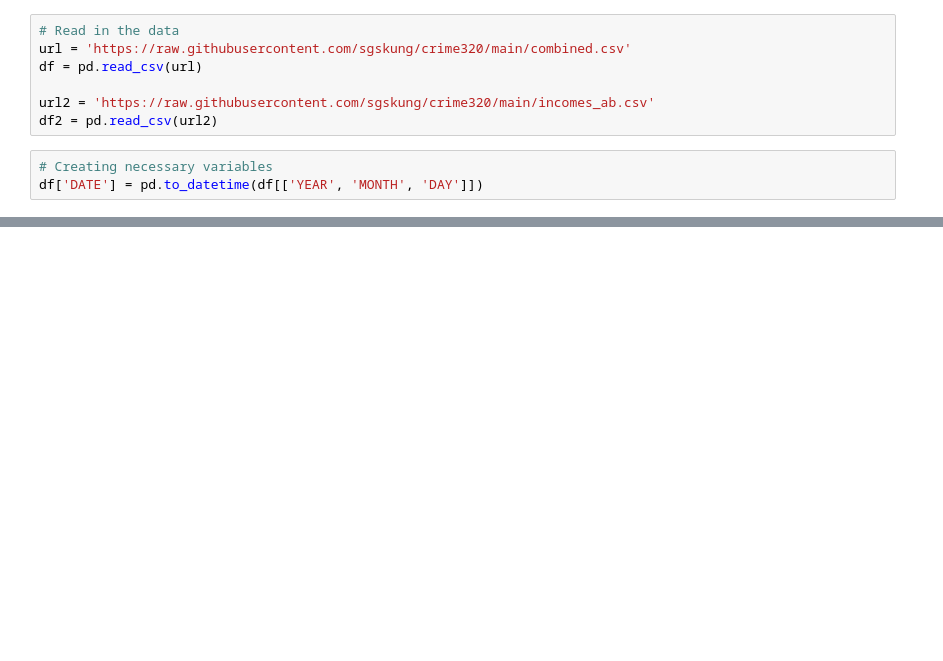
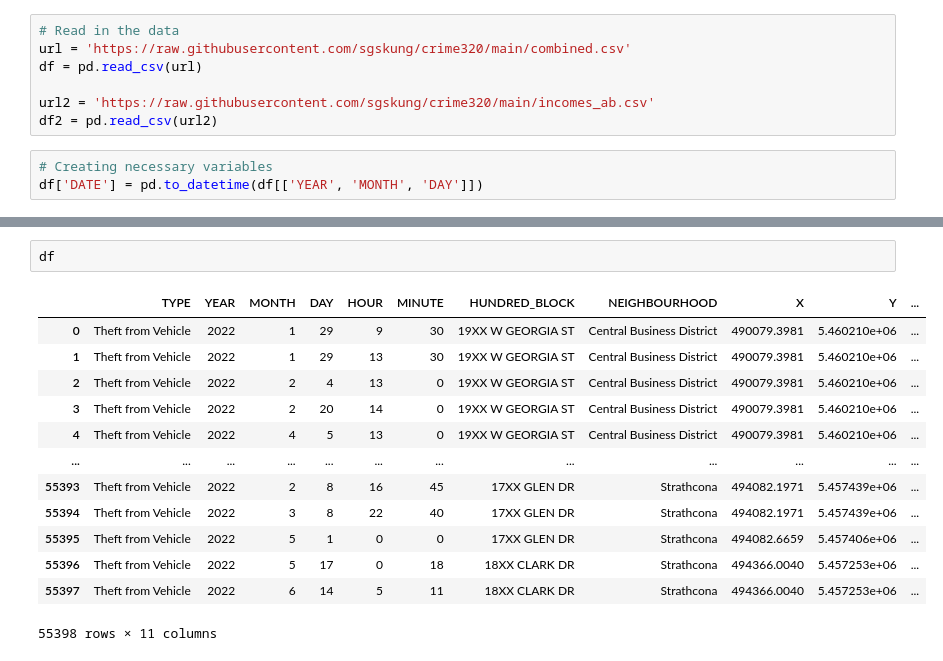
Before and after one commit to sgskung/crime320, a Jupyter notebook: views.ipynb, the cells around one changed output, grey strips where cells are left out. Saved outputs shown, nothing was run; the diff lists cells and outputs as text; blank space fills up the shorter version.

```diff
--- a/views.ipynb
+++ b/views.ipynb
@@ -25,0 +57,16 @@ df['DATE'] = pd.to_datetime(df[['YEAR', 'MONTH', 'DAY']])
+# %%
+df
+# %% [output]
+|  | TYPE | YEAR | MONTH | DAY | HOUR | MINUTE | HUNDRED_BLOCK | NEIGHBOURHOOD | X | Y | ... |
+| 0 | Theft from Vehicle | 2022 | 1 | 29 | 9 | 30 | 19XX W GEORGIA ST | Central Business District | 490079.3981 | 5.460210e+06 | ... |
+| 1 | Theft from Vehicle | 2022 | 1 | 29 | 13 | 30 | 19XX W GEORGIA ST | Central Business District | 490079.3981 | 5.460210e+06 | ... |
+| 2 | Theft from Vehicle | 2022 | 2 | 4 | 13 | 0 | 19XX W GEORGIA ST | Central Business District | 490079.3981 | 5.460210e+06 | ... |
+| 3 | Theft from Vehicle | 2022 | 2 | 20 | 14 | 0 | 19XX W GEORGIA ST | Central Business District | 490079.3981 | 5.460210e+06 | ... |
+| 4 | Theft from Vehicle | 2022 | 4 | 5 | 13 | 0 | 19XX W GEORGIA ST | Central Business District | 490079.3981 | 5.460210e+06 | ... |
+| ... | ... | ... | ... | ... | ... | ... | ... | ... | ... | ... | ... |
+| 55393 | Theft from Vehicle | 2022 | 2 | 8 | 16 | 45 | 17XX GLEN DR | Strathcona | 494082.1971 | 5.457439e+06 | ... |
+| 55394 | Theft from Vehicle | 2022 | 3 | 8 | 22 | 40 | 17XX GLEN DR | Strathcona | 494082.1971 | 5.457439e+06 | ... |
+| 55395 | Theft from Vehicle | 2022 | 5 | 1 | 0 | 0 | 17XX GLEN DR | Strathcona | 494082.6659 | 5.457406e+06 | ... |
+| 55396 | Theft from Vehicle | 2022 | 5 | 17 | 0 | 18 | 18XX CLARK DR | Strathcona | 494366.0040 | 5.457253e+06 | ... |
+| 55397 | Theft from Vehicle | 2022 | 6 | 14 | 5 | 11 | 18XX CLARK DR | Strathcona | 494366.0040 | 5.457253e+06 | ... |
+55398 rows × 11 columns
```
Also changed, not shown: parts of 8 cells of this notebook.
